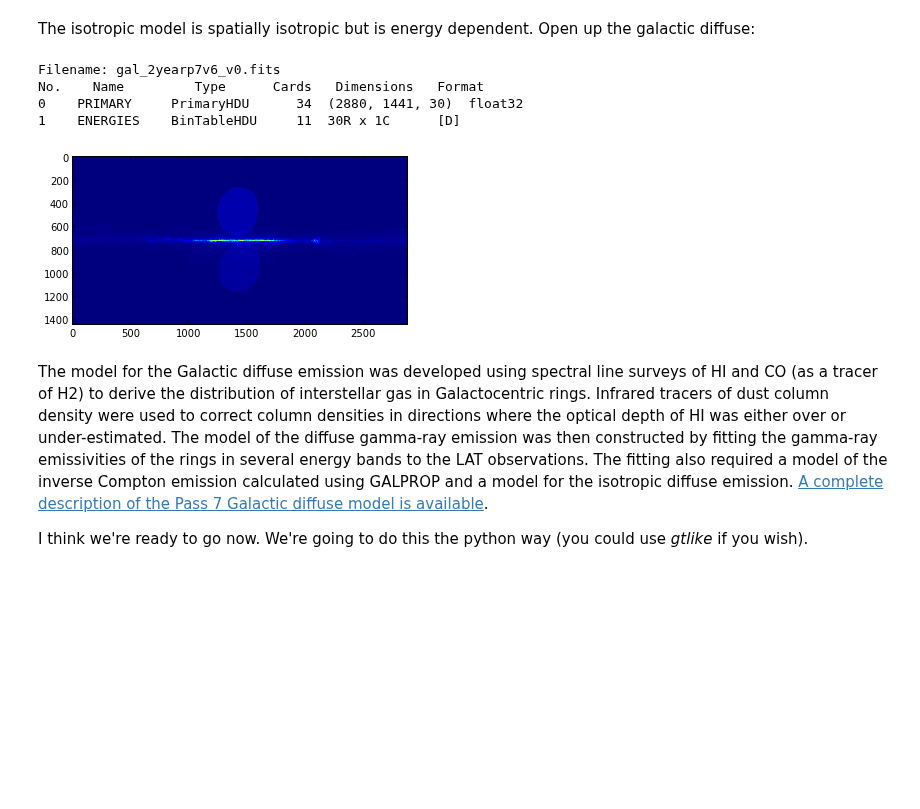
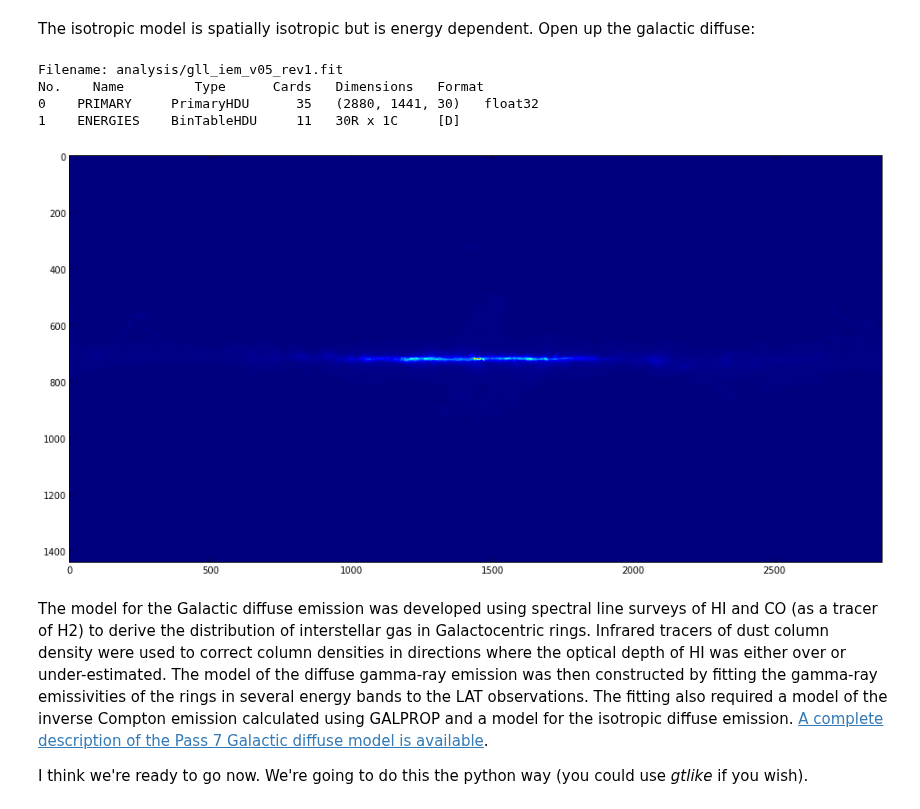
Before and after one commit to FermiSummerSchool/fermi-summer-school, a Jupyter notebook: Likelihood_Analysis.ipynb, the cells around one changed output. Saved outputs shown, nothing was run; the diff lists cells and outputs as text; code cells hidden in the pictures; blank space fills up the shorter version.

```diff
--- a/Likelihood_Analysis.ipynb
+++ b/Likelihood_Analysis.ipynb
@@ -349,25 +334,20 @@ errorbar(isotropic[:,0],isotropic[:,1],yerr=isotropic[:,2],fmt='.')
 # %% [markdown]
 The isotropic model is spatially isotropic but is energy dependent.  Open up the galactic diffuse:
 # %%
-gal_diff = pyfits.open("gal_2yearp7v6_v0.fits")
+gal_diff = pyfits.open("analysis/gll_iem_v05_rev1.fit")
 # %%
 gal_diff.info()
 # %% [output]
-Filename: gal_2yearp7v6_v0.fits
+Filename: analysis/gll_iem_v05_rev1.fit
 No.    Name         Type      Cards   Dimensions   Format
-0    PRIMARY     PrimaryHDU      34  (2880, 1441, 30)  float32
-1    ENERGIES    BinTableHDU     11  30R x 1C      [D]
+0    PRIMARY     PrimaryHDU      35   (2880, 1441, 30)   float32
+1    ENERGIES    BinTableHDU     11   30R x 1C     [D]
-# %%
-f, ax = subplots()
-for energy_plane in gal_diff[0].data:
-    clear_output()
-    imshow(energy_plane)
-    time.sleep(0.2)
-    display(f)
-    ax.cla()
-close()
-# %% [output]
-[figure, removed]
+# %%
+plt.figure(figsize=(16,16))
+plt.imshow(gal_diff[0].data[29])
+plt.show()
+# %% [output]
+[figure, added]
 # %% [markdown]
 The model for the Galactic diffuse emission was developed using spectral line surveys of HI and CO (as a tracer of H2) to derive the distribution of interstellar gas in Galactocentric rings. Infrared tracers of dust column density were used to correct column densities in directions where the optical depth of HI was either over or under-estimated. The model of the diffuse gamma-ray emission was then constructed by fitting the gamma-ray emissivities of the rings in several energy bands to the LAT observations. The fitting also required a model of the inverse Compton emission calculated using GALPROP and a model for the isotropic diffuse emission. [A complete description of the Pass 7 Galactic diffuse model is available](http://fermi.gsfc.nasa.gov/ssc/data/access/lat/Model_details/Pass7_galactic.html).
 
```
Also changed, not shown: parts of 57 cells of this notebook, 1 other file.
